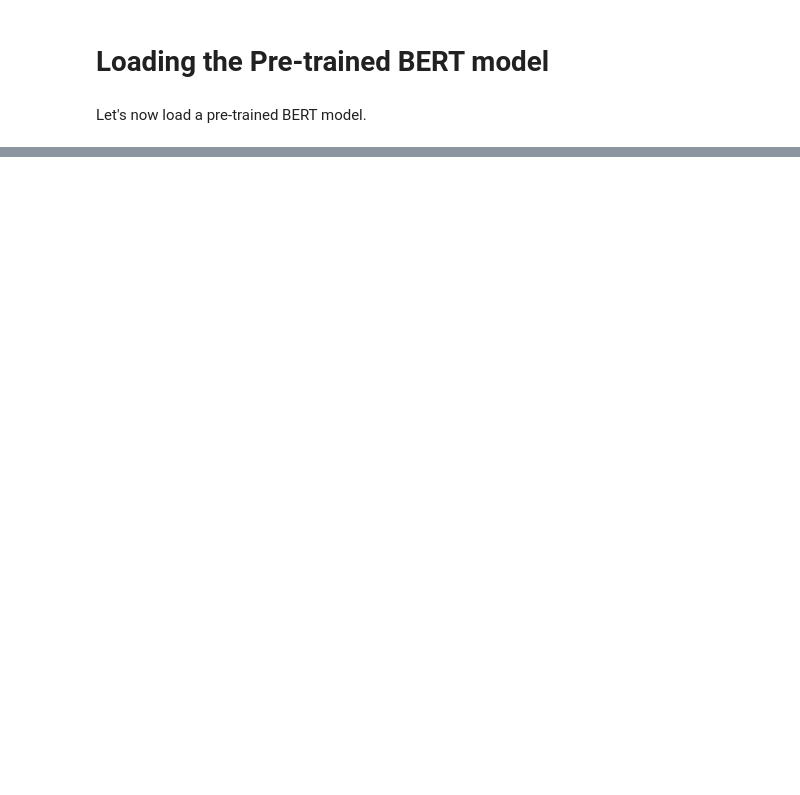
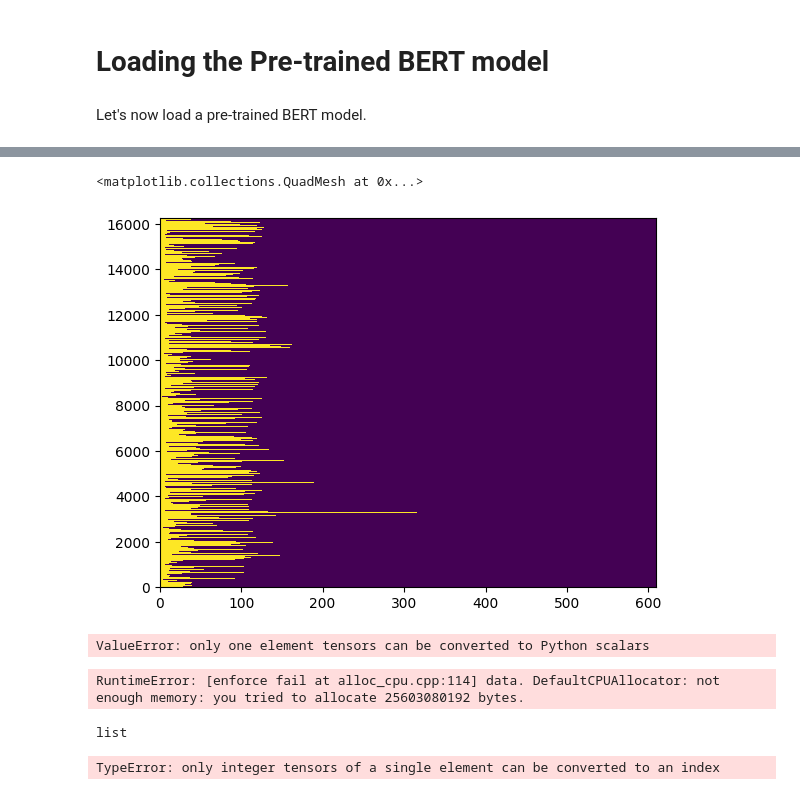
Before and after one commit to sBakhmutov/vk_spam_or_ham, a Jupyter notebook: vk_spam_model.ipynb, the cells around one changed output, grey strips where cells are left out. Cells and saved outputs as stored; diff of their text form; code cells hidden in the pictures; blank space fills up the shorter version.

```diff
--- a/vk_spam_model.ipynb
+++ b/vk_spam_model.ipynb
@@ -1047,0 +870,4 @@ Epoch 1/10
+# %%
+df_bert['text'] = df_bert['text'].apply(lambda x: x[:512])
+# %%
+tokenized = df_bert['text'].apply((lambda x: tokenizer.encode(x, add_special_tokens=True)))
@@ -1047,0 +916,7 @@ Epoch 1/10
+# %%
+max_len = 0
+for i in tokenized.values:
+    if len(i) > max_len:
+        max_len = len(i)
+
+padded = np.array([i + [0]*(max_len - len(i)) for i in tokenized.values])
@@ -1047,0 +927,3 @@ Epoch 1/10
+# %%
+attention_mask = np.where(padded != 0,1,0)
+attention_mask.shape
@@ -1047,0 +942,5 @@ Epoch 1/10
+# %%
+plt.pcolormesh(attention_mask)
+# %% [output]
+<matplotlib.collections.QuadMesh at 0x...>
+[figure, added]
@@ -1047,0 +952,21 @@ Epoch 1/10
+# %%
+input_ids = torch.tensor(padded, dtype=torch.long)
+attention_mask = torch.tensor(attention_mask, dtype=torch.float)
+
+with torch.no_grad():
+    last_hidden_states = model(input_ids, attention_mask=attention_mask)
+# %% [output]
+ValueError: only one element tensors can be converted to Python scalars
+# %%
+with torch.no_grad():
+    last_hidden_states = model(input_ids, attention_mask=attention_mask)
+# %% [output]
+RuntimeError: [enforce fail at alloc_cpu.cpp:114] data. DefaultCPUAllocator: not enough memory: you tried to allocate 25603080192 bytes.
+# %%
+type(attention_mask)
+# %% [output]
+list
+# %%
+attention_mask = torch.tensor(attention_mask, dtype=torch.long)
+# %% [output]
+TypeError: only integer tensors of a single element can be converted to an index
```
Also changed, not shown: parts of 91 cells of this notebook, 1 other file.
